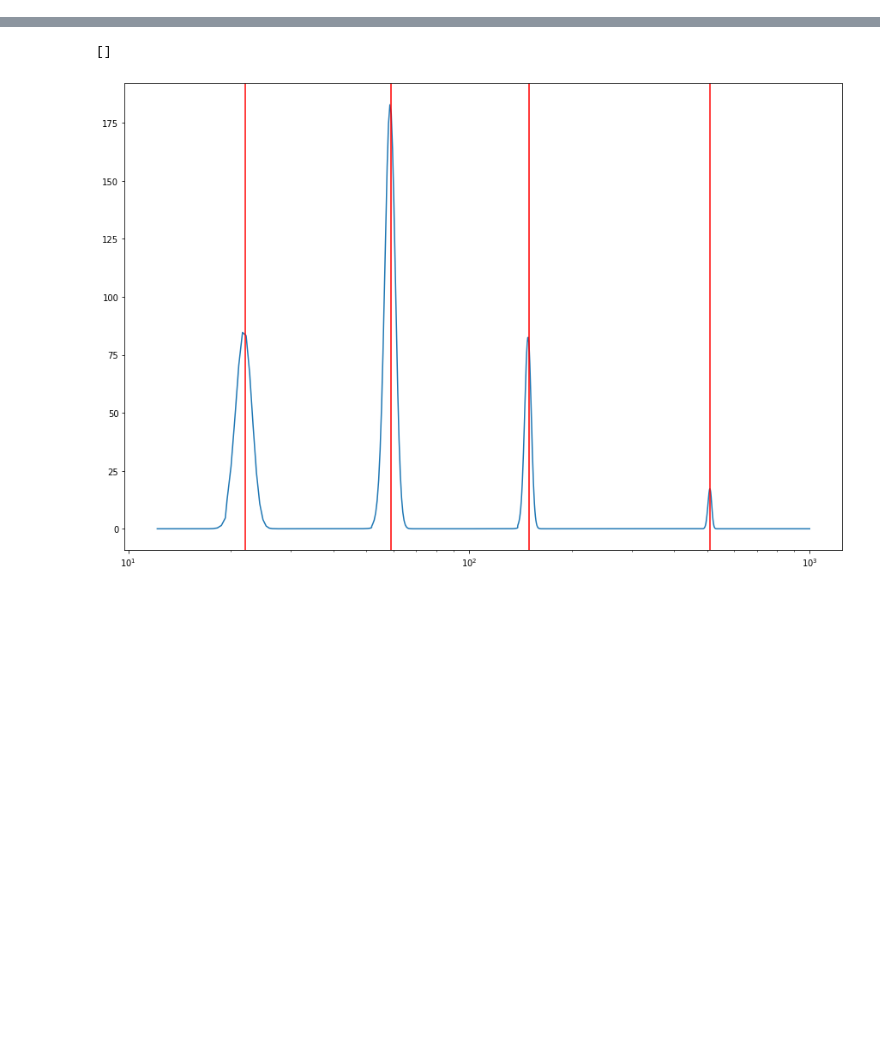
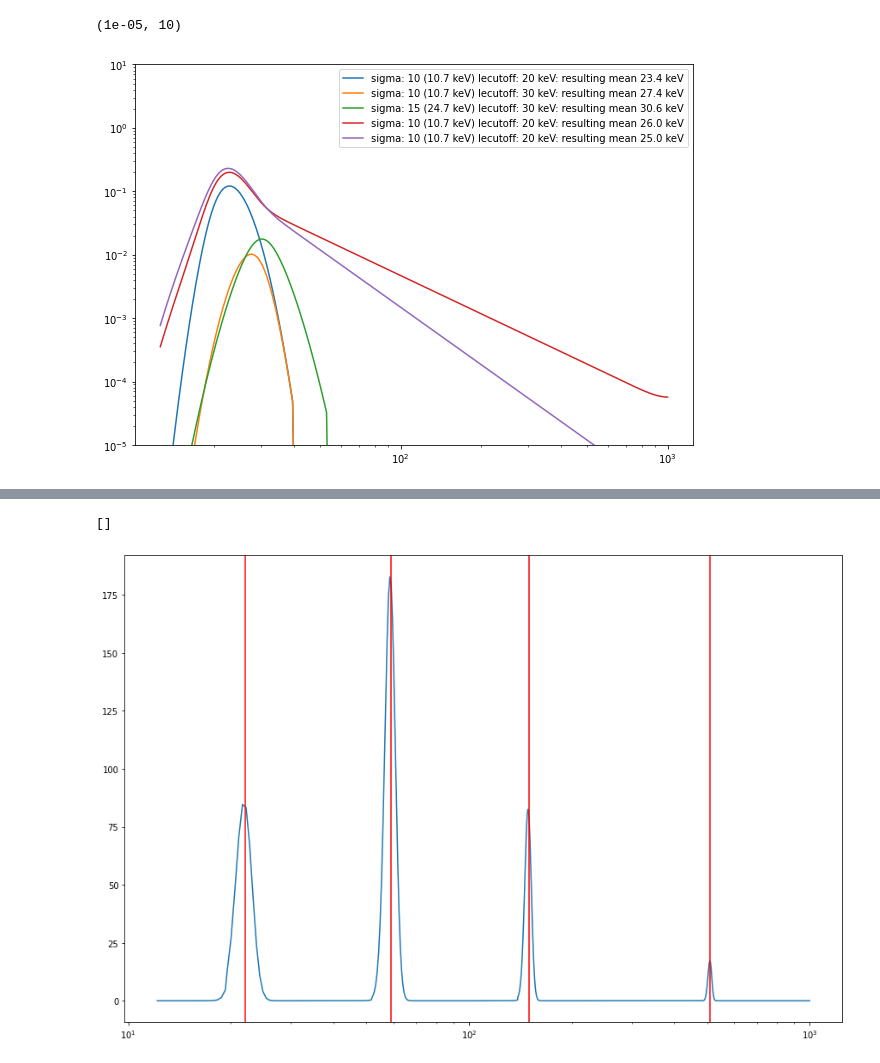
Before and after one commit to volodymyrss/integral-ibis-isgri-le-response, a Jupyter notebook: readme.ipynb, the cells around one changed output, grey strips where cells are left out. Saved outputs shown, nothing was run; the diff lists cells and outputs as text; code cells hidden in the pictures; blank space fills up the shorter version.

```diff
--- a/readme.ipynb
+++ b/readme.ipynb
@@ -31,4 +45,48 @@ from IPython.core.display import SVG
 SVG(filename='images/isgri-pixel.svg')
 # %% [output]
 [drawing not drawn]
+# %%
+plt.figure(figsize=(10, 7))
+
+en = np.logspace(1.1, 3, 300)
+
+
+raw_line = norm(22, 0.1).pdf(en)
+
+def leeffi(en, position=15, sharpness=14):
+    return (en/position)**sharpness/(1+(en/position)**sharpness)
+
+def observe(raw, sigma, lecutoff):
+    return g1d(raw, sigma)*leeffi(en, lecutoff)
+
+
+for sigma, lecutoff, extrabkg in [
+    (10, 20, 0),
+    (10, 30, 0),
+    (15, 30, 0),
+    (10, 20, 0.05*(en/30)**-2),
+    (10, 20, 0.05*(en/30)**-3),
+]:
+    m = en < 50
+    obs_nole = observe(raw_line, sigma, 0.1)
+    obs = observe(raw_line + extrabkg, sigma, lecutoff)
+
+    mean = np.sum((en*obs)[m])/np.sum(obs[m])
+    width = np.nansum((obs_nole*en**2)[m])/np.nansum(obs_nole[m]) - (np.nansum((obs_nole*en)[m])/np.nansum(obs_nole[m]))**2
+
+    plt.plot(
+        en,
+        obs,
+        label=f"sigma: {sigma} ({width:.1f} keV) lecutoff: {lecutoff} keV: resulting mean {mean:.1f} keV"
+    )
+
+
+
+plt.loglog()
+plt.legend()
+
+plt.ylim([1e-5, 10])
+# %% [output]
+(1e-05, 10)
+[figure, added]
 # %%
```
Also changed, not shown: parts of 7 cells of this notebook.
